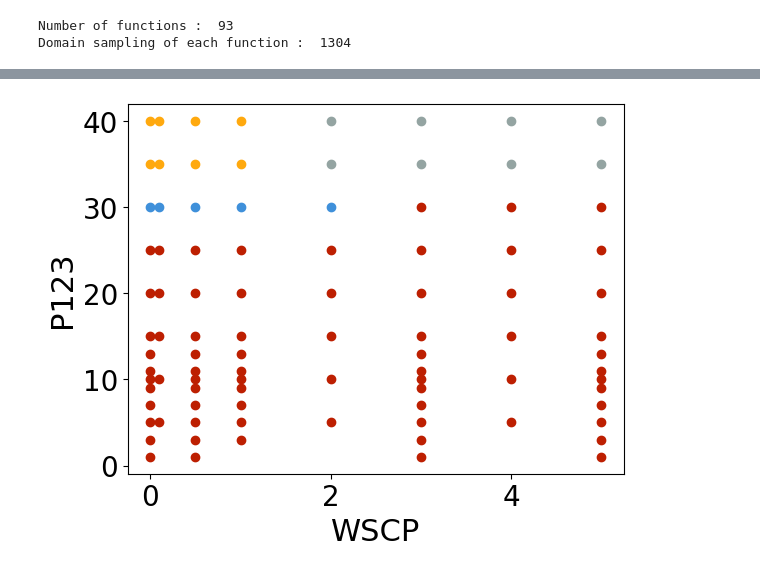
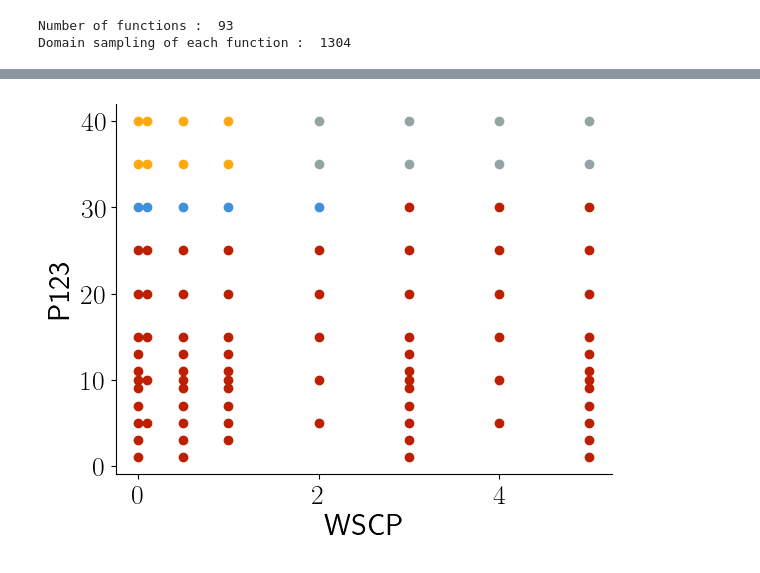
Before and after one commit to pozzo-research-group/papers, a Jupyter notebook: autophasemap/postprocess/WSCP_P123_NOpH/plot_results_4.ipynb, the cells around one changed output, grey strips where cells are left out. Saved outputs shown, nothing was run; the diff lists cells and outputs as text; code cells hidden in the pictures.

```diff
--- a/autophasemap/postprocess/WSCP_P123_NOpH/plot_results_4.ipynb
+++ b/autophasemap/postprocess/WSCP_P123_NOpH/plot_results_4.ipynb
@@ -88,8 +123,7 @@ def setup_axs():
         )
     return fig, axs
 # %%
-with plt.style.context(pyplot_style):
+with plt.style.context(plt_style):
     fig, axs = setup_axs()
     plot_clusters(axs, data, result, mode="input")
-    plt.savefig(SAVE_DIR+'templates_4.pdf')
 # %% [output]
@@ -97,17 +130,0 @@ with plt.style.context(pyplot_style):
-# %%
-from scipy.signal import find_peaks
-
-def peak_plot(q, y, ax, **kwargs):
-    peaks, _ = find_peaks(y,**kwargs)
-    ax.loglog(q, y)
-    ax.loglog(q[peaks], y[peaks], 'x')
-    for i, p in enumerate(peaks):
-        ax.text(q[p], y[p], i+1)
-
-    return q[peaks]
-
-for i in range(n_clusters):
-    fig, ax = plt.subplots()
-    pk_kwargs = {'prominence':0.05, 'width':0.01}
-    q_peaks = peak_plot(data.q, result['templates'][i],ax, **pk_kwargs)
-    print(i, ':', [qp/q_peaks[0] for qp in q_peaks])
@@ -146,17 +155,18 @@ plt.show()
 # %%
-n_clusters = len(np.unique(result["delta_n"]))
-fig, ax = plt.subplots()
-for k in range(n_clusters):
-    Mk = result['delta_n']==k
-    ax.scatter(data.C[Mk,0],
-               data.C[Mk,1],
-               color = color_blindf[k],
-               alpha=1.0
-              )
+with plt.style.context(plt_style):
+    n_clusters = len(np.unique(result["delta_n"]))
+    fig, ax = plt.subplots()
+    for k in range(n_clusters):
+        Mk = result['delta_n']==k
+        ax.scatter(data.C[Mk,0],
+                   data.C[Mk,1],
+                   color = color_blindf[k],
+                   alpha=1.0
+                  )
 
-ax.set_xlabel(saxs['C_dim_names'][0], fontsize=22)
-ax.set_ylabel(saxs['C_dim_names'][1], fontsize=22)
-ax.tick_params(labelsize=20)
-plt.show()
+    ax.set_xlabel(saxs['C_dim_names'][0], fontsize=22)
+    ax.set_ylabel(saxs['C_dim_names'][1], fontsize=22)
+    ax.tick_params(labelsize=20)
+    plt.show()
 # %% [output]
-[figure, old version]
+[figure, new version]
```
Also changed, not shown: parts of 9 cells of this notebook, 13 other files.
